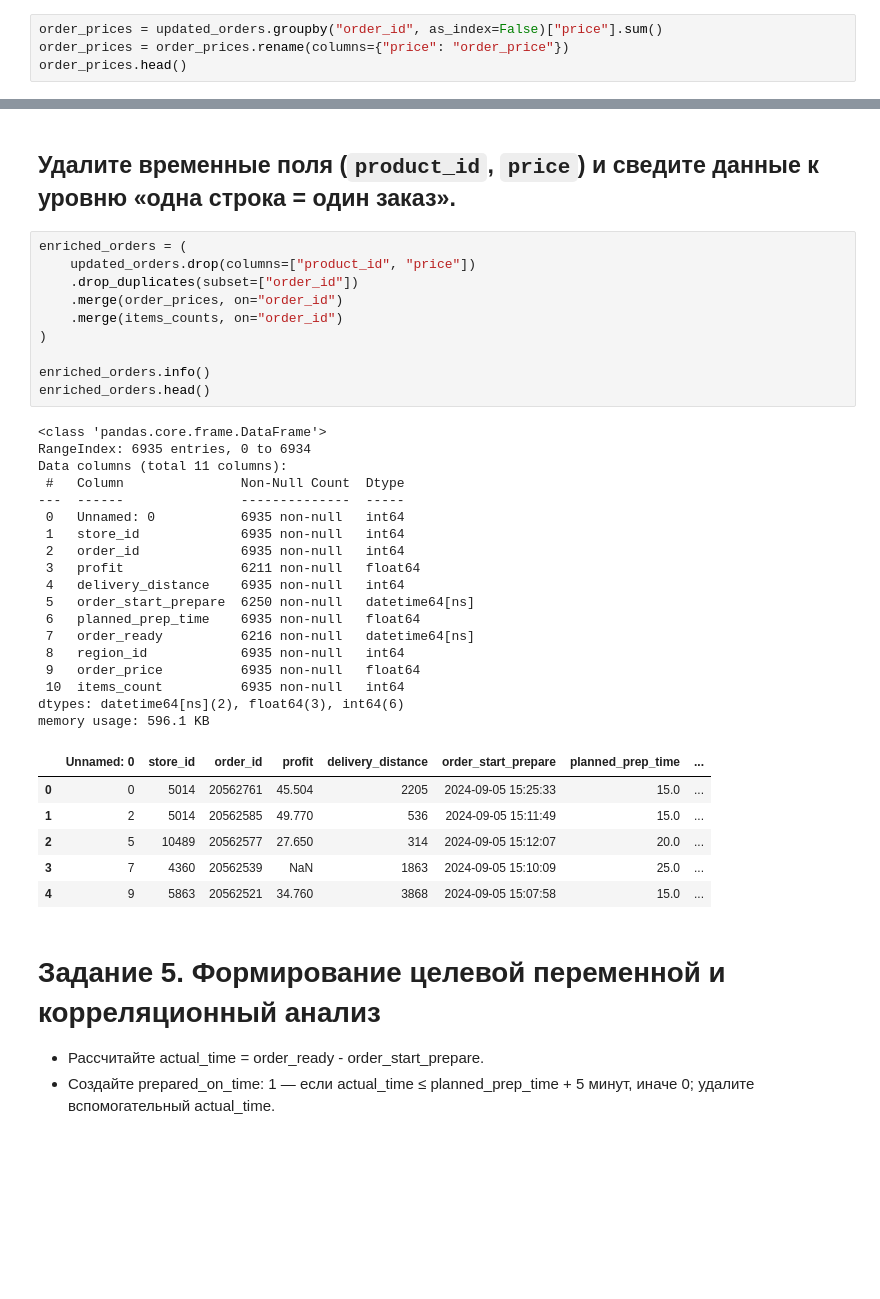
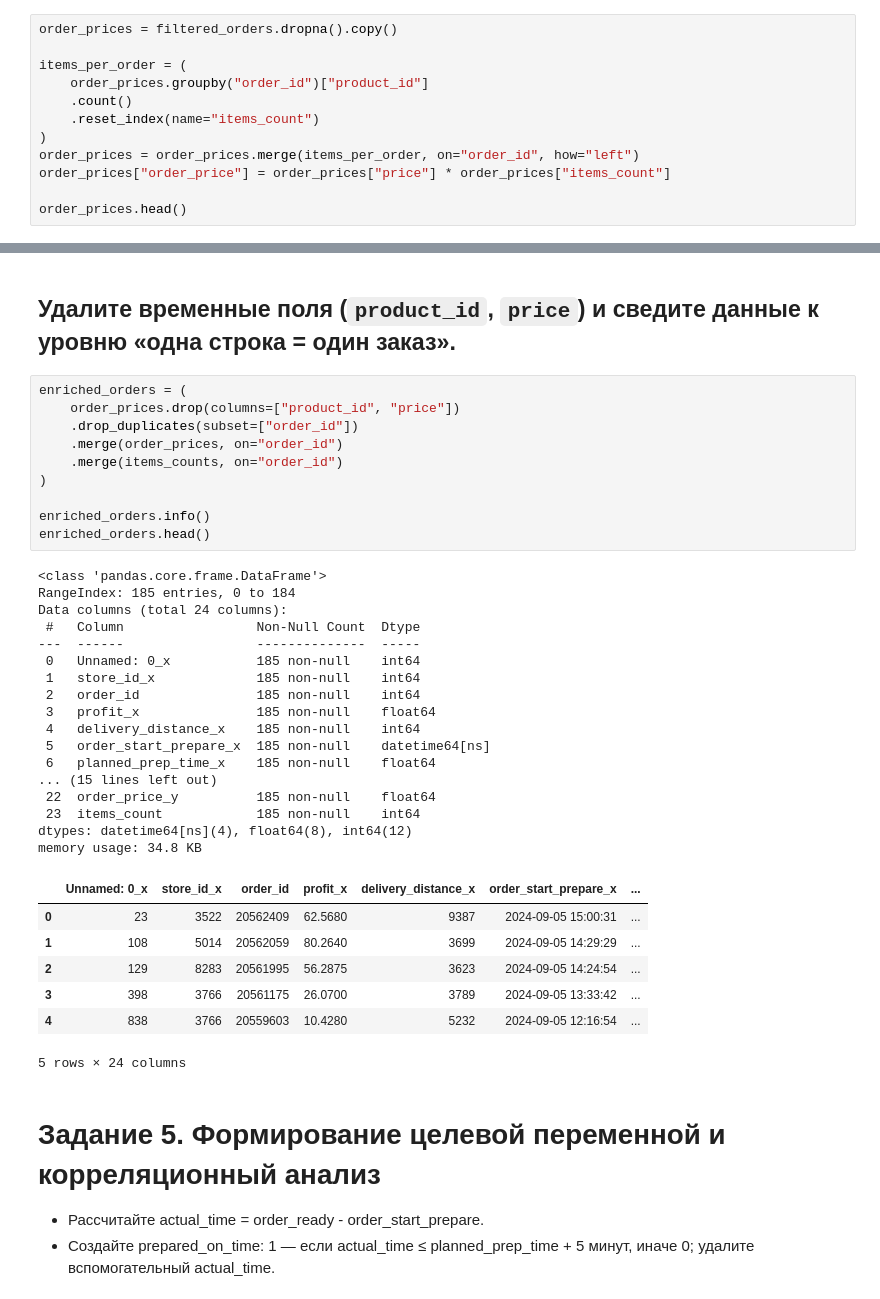
Before and after one commit to nepridumalnik/it-lms-course, a Jupyter notebook: module_2/task.ipynb, the cells around one changed output, grey strips where cells are left out. Saved outputs shown, nothing was run; the diff lists cells and outputs as text; blank space fills up the shorter version.

```diff
--- a/module_2/task.ipynb
+++ b/module_2/task.ipynb
@@ -374,7 +387,15 @@ print(f"Удалено выбросов: {len(updated_orders) - len(filtered_ord
 # %% [markdown]
 ## Создайте order_price — сумму стоимости товаров в заказе.
 # %%
-order_prices = updated_orders.groupby("order_id", as_index=False)["price"].sum()
-order_prices = order_prices.rename(columns={"price": "order_price"})
+order_prices = filtered_orders.dropna().copy()
+
+items_per_order = (
+    order_prices.groupby("order_id")["product_id"]
+    .count()
+    .reset_index(name="items_count")
+)
+order_prices = order_prices.merge(items_per_order, on="order_id", how="left")
+order_prices["order_price"] = order_prices["price"] * order_prices["items_count"]
+
 order_prices.head()
 # %% [output]
@@ -401,39 +422,39 @@ items_counts.head()
 ## Удалите временные поля (`product_id`, `price`) и сведите данные к уровню «одна строка = один заказ».
 # %%
 enriched_orders = (
-    updated_orders.drop(columns=["product_id", "price"])
+    order_prices.drop(columns=["product_id", "price"])
     .drop_duplicates(subset=["order_id"])
     .merge(order_prices, on="order_id")
     .merge(items_counts, on="order_id")
 )
 
 enriched_orders.info()
 enriched_orders.head()
 # %% [output]
 <class 'pandas.core.frame.DataFrame'>
-RangeIndex: 6935 entries, 0 to 6934
-Data columns (total 11 columns):
- #   Column               Non-Null Count  Dtype
----  ------               --------------  -----
- 0   Unnamed: 0           6935 non-null   int64
- 1   store_id             6935 non-null   int64
- 2   order_id             6935 non-null   int64
- 3   profit               6211 non-null   float64
- 4   delivery_distance    6935 non-null   int64
- 5   order_start_prepare  6250 non-null   datetime64[ns]
- 6   planned_prep_time    6935 non-null   float64
- 7   order_ready          6216 non-null   datetime64[ns]
- 8   region_id            6935 non-null   int64
- 9   order_price          6935 non-null   float64
- 10  items_count          6935 non-null   int64
-dtypes: datetime64[ns](2), float64(3), int64(6)
-memory usage: 596.1 KB
+RangeIndex: 185 entries, 0 to 184
+Data columns (total 24 columns):
+ #   Column                 Non-Null Count  Dtype
+---  ------                 --------------  -----
+ 0   Unnamed: 0_x           185 non-null    int64
+ 1   store_id_x             185 non-null    int64
+ 2   order_id               185 non-null    int64
+ 3   profit_x               185 non-null    float64
+ 4   delivery_distance_x    185 non-null    int64
+ 5   order_start_prepare_x  185 non-null    datetime64[ns]
+ 6   planned_prep_time_x    185 non-null    float64
+... (15 lines left out)
+ 22  order_price_y          185 non-null    float64
+ 23  items_count            185 non-null    int64
+dtypes: datetime64[ns](4), float64(8), int64(12)
+memory usage: 34.8 KB
-|  | Unnamed: 0 | store_id | order_id | profit | delivery_distance | order_start_prepare | planned_prep_time | ... |
-| 0 | 0 | 5014 | 20562761 | 45.504 | 2205 | 2024-09-05 15:25:33 | 15.0 | ... |
-| 1 | 2 | 5014 | 20562585 | 49.770 | 536 | 2024-09-05 15:11:49 | 15.0 | ... |
-| 2 | 5 | 10489 | 20562577 | 27.650 | 314 | 2024-09-05 15:12:07 | 20.0 | ... |
-| 3 | 7 | 4360 | 20562539 | NaN | 1863 | 2024-09-05 15:10:09 | 25.0 | ... |
-| 4 | 9 | 5863 | 20562521 | 34.760 | 3868 | 2024-09-05 15:07:58 | 15.0 | ... |
+|  | Unnamed: 0_x | store_id_x | order_id | profit_x | delivery_distance_x | order_start_prepare_x | ... |
+| 0 | 23 | 3522 | 20562409 | 62.5680 | 9387 | 2024-09-05 15:00:31 | ... |
+| 1 | 108 | 5014 | 20562059 | 80.2640 | 3699 | 2024-09-05 14:29:29 | ... |
+| 2 | 129 | 8283 | 20561995 | 56.2875 | 3623 | 2024-09-05 14:24:54 | ... |
+| 3 | 398 | 3766 | 20561175 | 26.0700 | 3789 | 2024-09-05 13:33:42 | ... |
+| 4 | 838 | 3766 | 20559603 | 10.4280 | 5232 | 2024-09-05 12:16:54 | ... |
+5 rows × 24 columns
 # %% [markdown]
 # Задание 5. Формирование целевой переменной и корреляционный анализ
 
```
Also changed, not shown: parts of 8 cells of this notebook, 3 other files.
